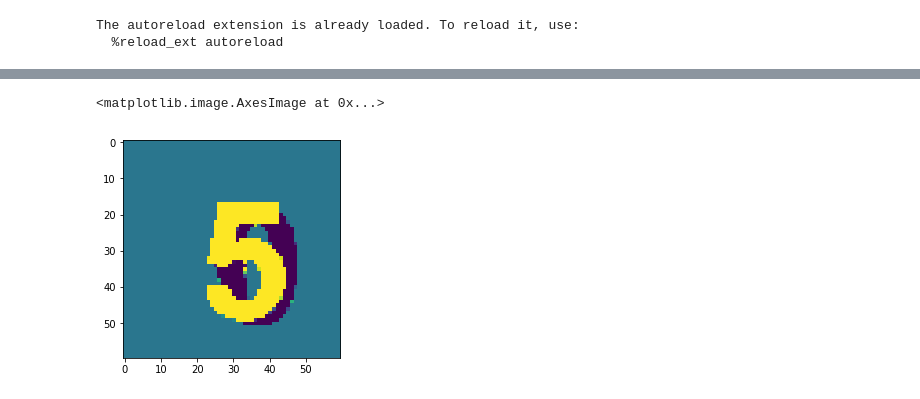
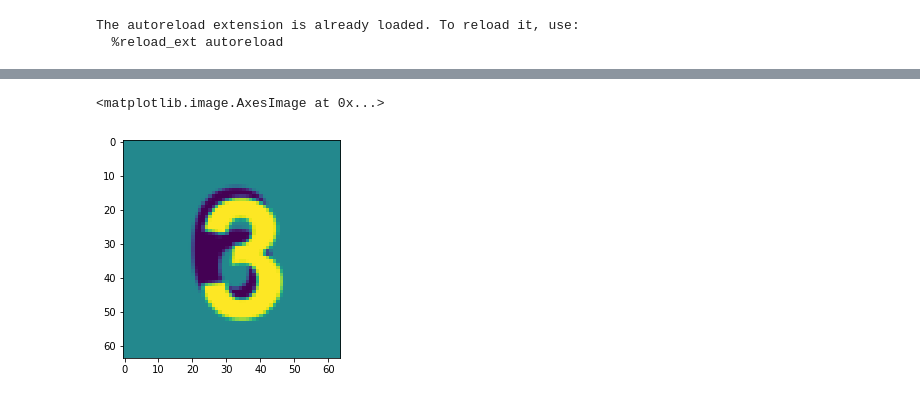
Before and after one commit to rickconci/OcclusionInference, a Jupyter notebook: Architectures/VAEs/VAE_trials.ipynb, the cells around one changed output, grey strips where cells are left out. Cells and saved outputs as stored; diff of their text form; code cells hidden in the pictures.

Commit message:
created ImageLoader to take .bmp resize and give to data loader

```diff
--- a/Architectures/VAEs/VAE_trials.ipynb
+++ b/Architectures/VAEs/VAE_trials.ipynb
@@ -8,15 +8,17 @@ import numpy as np
 import torch
 import random
 
-from dataset_mod import ImageData
+from dataset_mod import MyDataset, default_loader
 from torch.utils.data import DataLoader
+import torchvision
 from solver import reconstruction_loss, kl_divergence, to_var
 from model import conv_VAE
 
 
 %load_ext autoreload
 %autoreload 2
-FILENAME = "/Volumes/RCONCI/2 digits colours/"
+image_paths = "/Volumes/RCONCI/2 digits fixed offset/test/orig/"
+target_paths = "/Volumes/RCONCI/2 digits fixed offset/test/inverse/"
 # %% [output]
 The autoreload extension is already loaded. To reload it, use:
   %reload_ext autoreload
@@ -32,5 +25,9 @@ plt.imshow(img_x[0,:,:])
+# %%
+dset = MyDataset
+train_data = dset(image_paths,target_paths, image_size= 64)
+x, y = train_data.__getitem__(1)
 # %%
-plt.imshow(img_y[0,:,:])
+plt.imshow(x[0,:,:])
 # %% [output]
 <matplotlib.image.AxesImage at 0x...>
-[figure, old version]
+[figure, new version]
```
Also changed, not shown: parts of 12 cells of this notebook, 10 other files.
